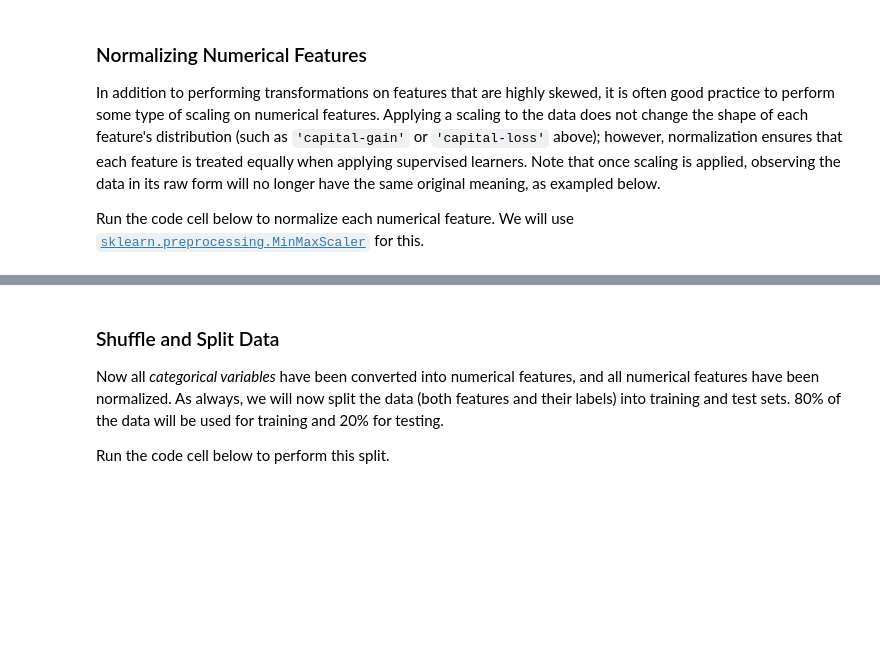
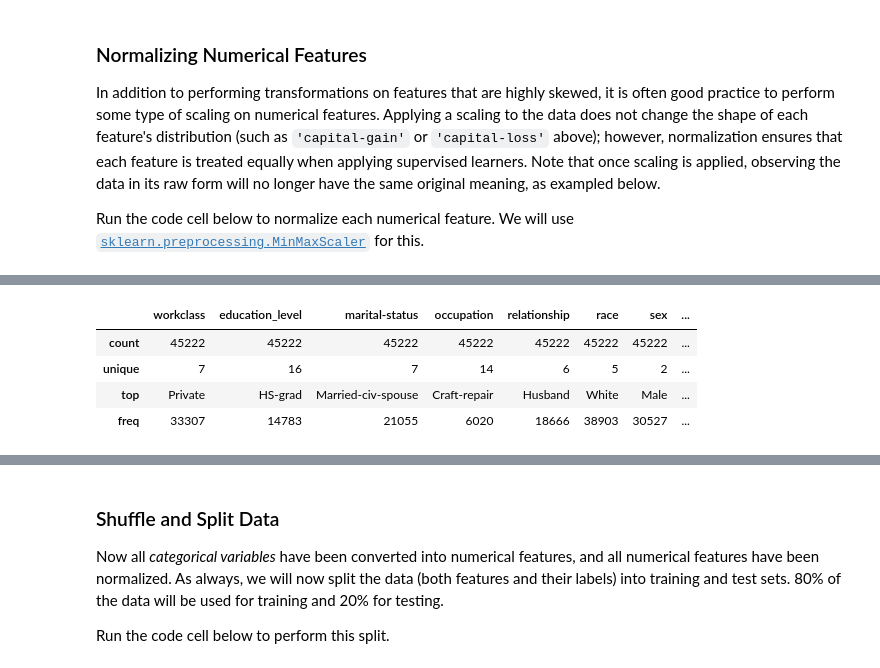
Before and after one commit to woo-chia-wei/udacity-machine-learning-engineer, a Jupyter notebook: 03_finding_donors/finding_donors.ipynb, the cells around one changed output, grey strips where cells are left out. Saved outputs shown, nothing was run; the diff lists cells and outputs as text; code cells hidden in the pictures; blank space fills up the shorter version.

```diff
--- a/03_finding_donors/finding_donors.ipynb
+++ b/03_finding_donors/finding_donors.ipynb
@@ -155,2 +175,11 @@ Additionally, as with the non-numeric features, we need to convert the non-numer
+# %%
+# Display categorical columns
+features_log_minmax_transform.describe(include=['O'])
+# %% [output]
+|  | workclass | education_level | marital-status | occupation | relationship | race | sex | ... |
+| count | 45222 | 45222 | 45222 | 45222 | 45222 | 45222 | 45222 | ... |
+| unique | 7 | 16 | 7 | 14 | 6 | 5 | 2 | ... |
+| top | Private | HS-grad | Married-civ-spouse | Craft-repair | Husband | White | Male | ... |
+| freq | 33307 | 14783 | 21055 | 6020 | 18666 | 38903 | 30527 | ... |
 # %%
 # TODO: One-hot encode the 'features_log_minmax_transform' data using pandas.get_dummies()
```
Also changed, not shown: parts of 14 cells of this notebook.
